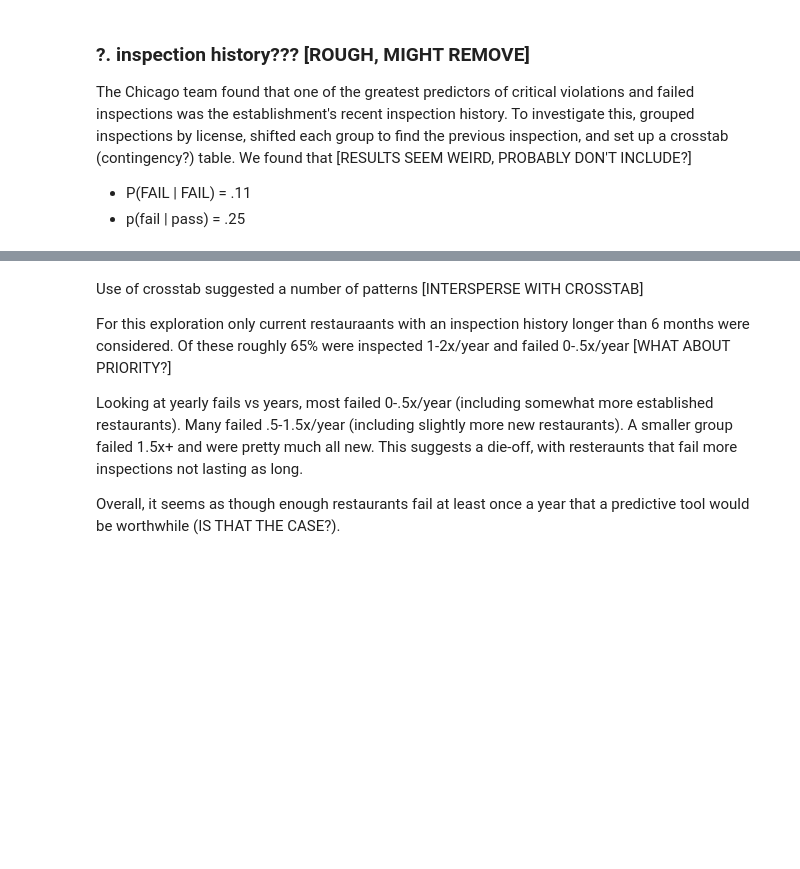
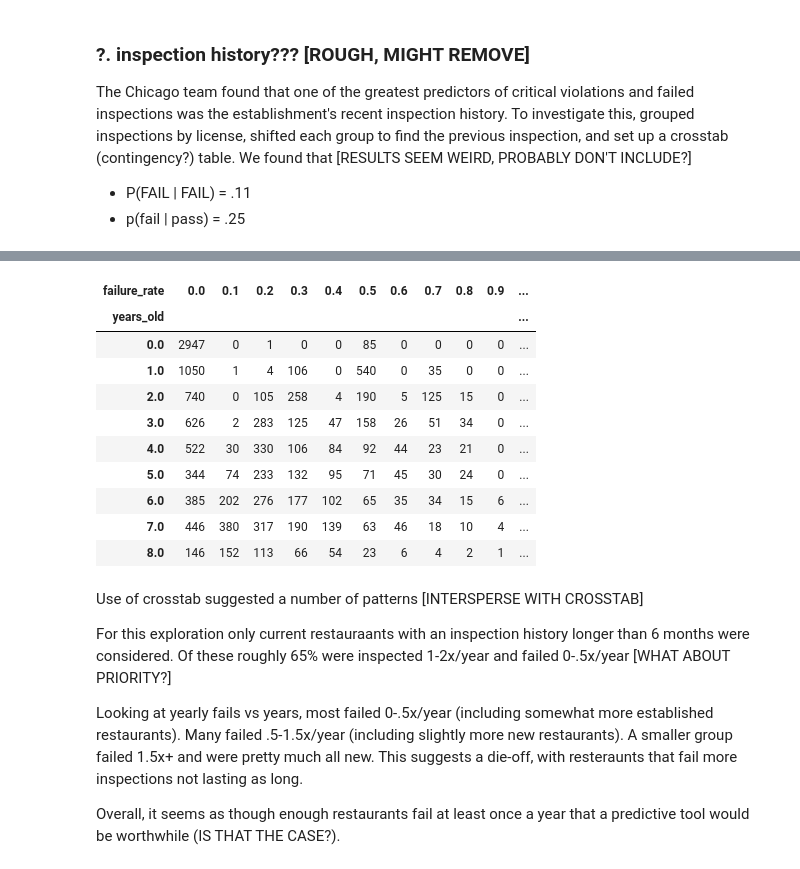
Before and after one commit to Sustainabilist/ChicagoDataAnalysis, a Jupyter notebook: PUBLICATION/publication_1_draft_1.ipynb, the cells around one changed output, grey strips where cells are left out. Cells and saved outputs as stored; diff of their text form; code cells hidden in the pictures; blank space fills up the shorter version.

```diff
--- a/PUBLICATION/publication_1_draft_1.ipynb
+++ b/PUBLICATION/publication_1_draft_1.ipynb
@@ -344,3 +362,18 @@ KeyError: 'DBA Name'
+# %%
+# Chart failure rate vs. age
+pd.crosstab(licenses.years_old.round(), licenses.failure_rate.round(1))
+# %% [output]
+| failure_rate | 0.0 | 0.1 | 0.2 | 0.3 | 0.4 | 0.5 | 0.6 | 0.7 | 0.8 | 0.9 | ... |
+| years_old |  |  |  |  |  |  |  |  |  |  | ... |
+| 0.0 | 2947 | 0 | 1 | 0 | 0 | 85 | 0 | 0 | 0 | 0 | ... |
+| 1.0 | 1050 | 1 | 4 | 106 | 0 | 540 | 0 | 35 | 0 | 0 | ... |
+| 2.0 | 740 | 0 | 105 | 258 | 4 | 190 | 5 | 125 | 15 | 0 | ... |
+| 3.0 | 626 | 2 | 283 | 125 | 47 | 158 | 26 | 51 | 34 | 0 | ... |
+| 4.0 | 522 | 30 | 330 | 106 | 84 | 92 | 44 | 23 | 21 | 0 | ... |
+| 5.0 | 344 | 74 | 233 | 132 | 95 | 71 | 45 | 30 | 24 | 0 | ... |
+| 6.0 | 385 | 202 | 276 | 177 | 102 | 65 | 35 | 34 | 15 | 6 | ... |
+| 7.0 | 446 | 380 | 317 | 190 | 139 | 63 | 46 | 18 | 10 | 4 | ... |
+| 8.0 | 146 | 152 | 113 | 66 | 54 | 23 | 6 | 4 | 2 | 1 | ... |
 # %% [markdown]
 Use of crosstab suggested a number of patterns
 [INTERSPERSE WITH CROSSTAB]
```
Also changed, not shown: parts of 9 cells of this notebook.
